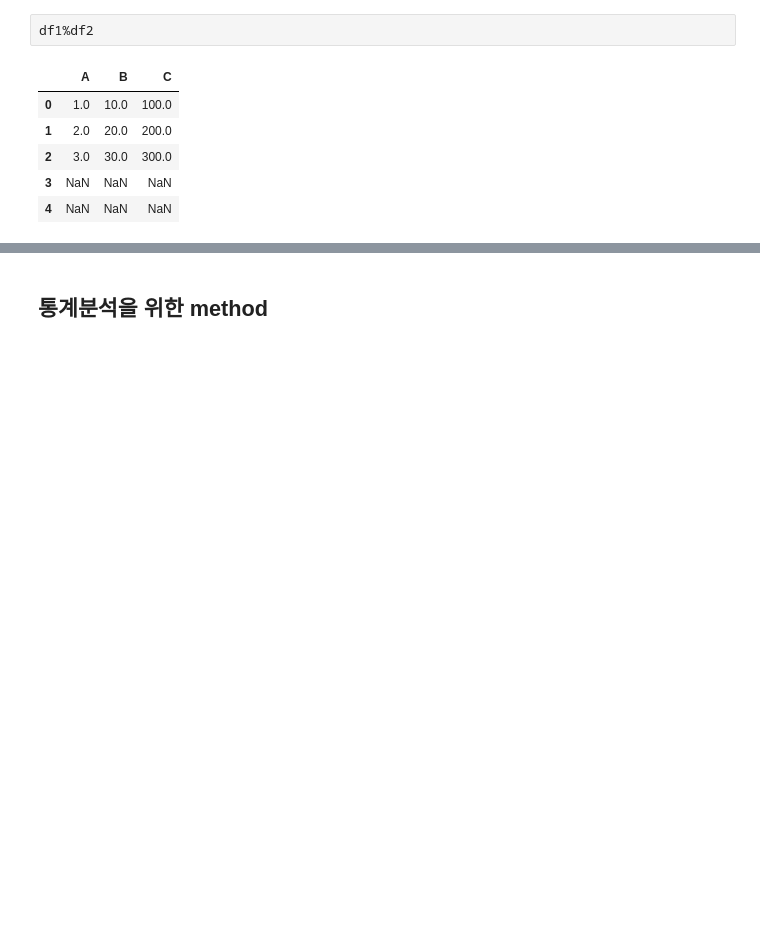
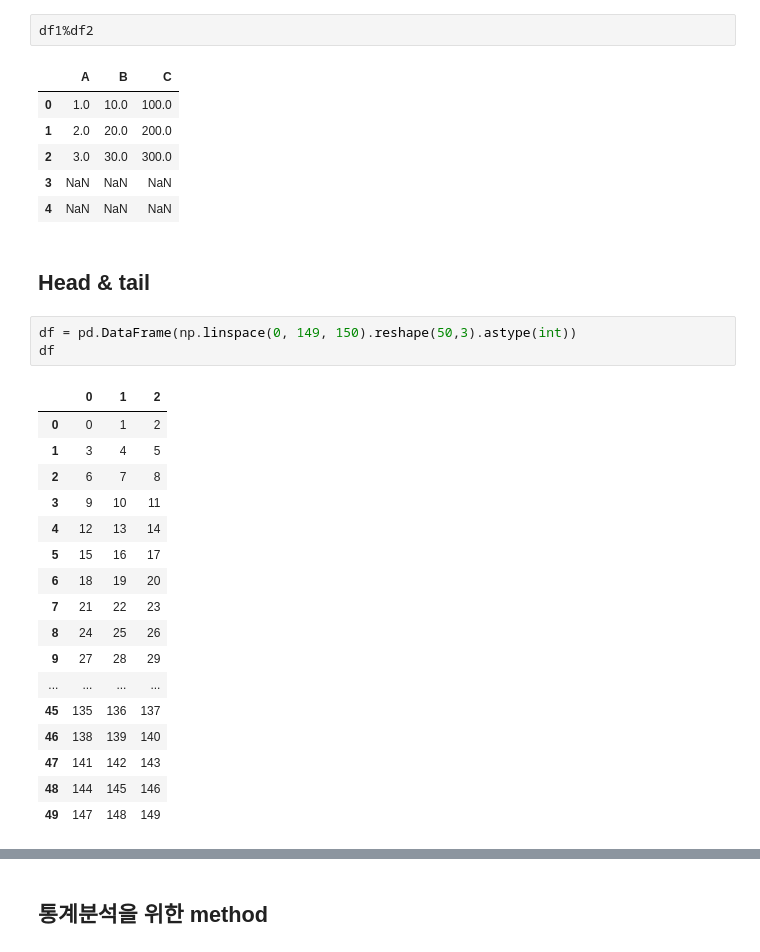
Before and after one commit to tweakershin/python-programming2, a Jupyter notebook: 08. Pandas.ipynb, the cells around one changed output, grey strips where cells are left out. Cells and saved outputs as stored; diff of their text form; blank space fills up the shorter version.

```diff
--- a/08. Pandas.ipynb
+++ b/08. Pandas.ipynb
@@ -504,3 +563,26 @@ df1%df2
 | 2 | 3.0 | 30.0 | 300.0 |
 | 3 | NaN | NaN | NaN |
 | 4 | NaN | NaN | NaN |
+# %% [markdown]
+## Head & tail
+# %%
+df = pd.DataFrame(np.linspace(0, 149, 150).reshape(50,3).astype(int))
+df
+# %% [output]
+|  | 0 | 1 | 2 |
+| 0 | 0 | 1 | 2 |
+| 1 | 3 | 4 | 5 |
+| 2 | 6 | 7 | 8 |
+| 3 | 9 | 10 | 11 |
+| 4 | 12 | 13 | 14 |
+| 5 | 15 | 16 | 17 |
+| 6 | 18 | 19 | 20 |
+| 7 | 21 | 22 | 23 |
+| 8 | 24 | 25 | 26 |
+| 9 | 27 | 28 | 29 |
+| ... | ... | ... | ... |
+| 45 | 135 | 136 | 137 |
+| 46 | 138 | 139 | 140 |
+| 47 | 141 | 142 | 143 |
+| 48 | 144 | 145 | 146 |
+| 49 | 147 | 148 | 149 |
```
Also changed, not shown: parts of 70 cells of this notebook, 2 other files.
